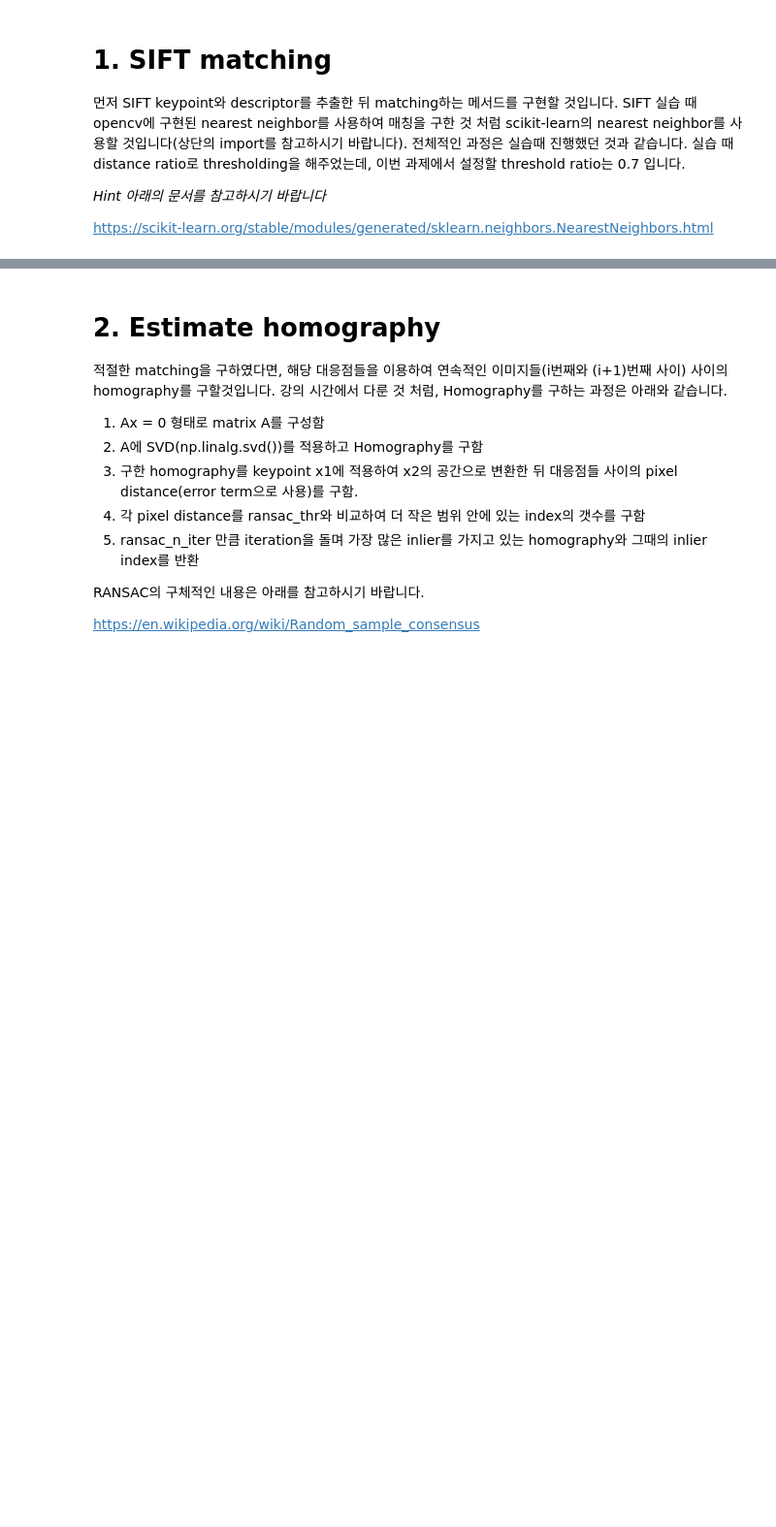
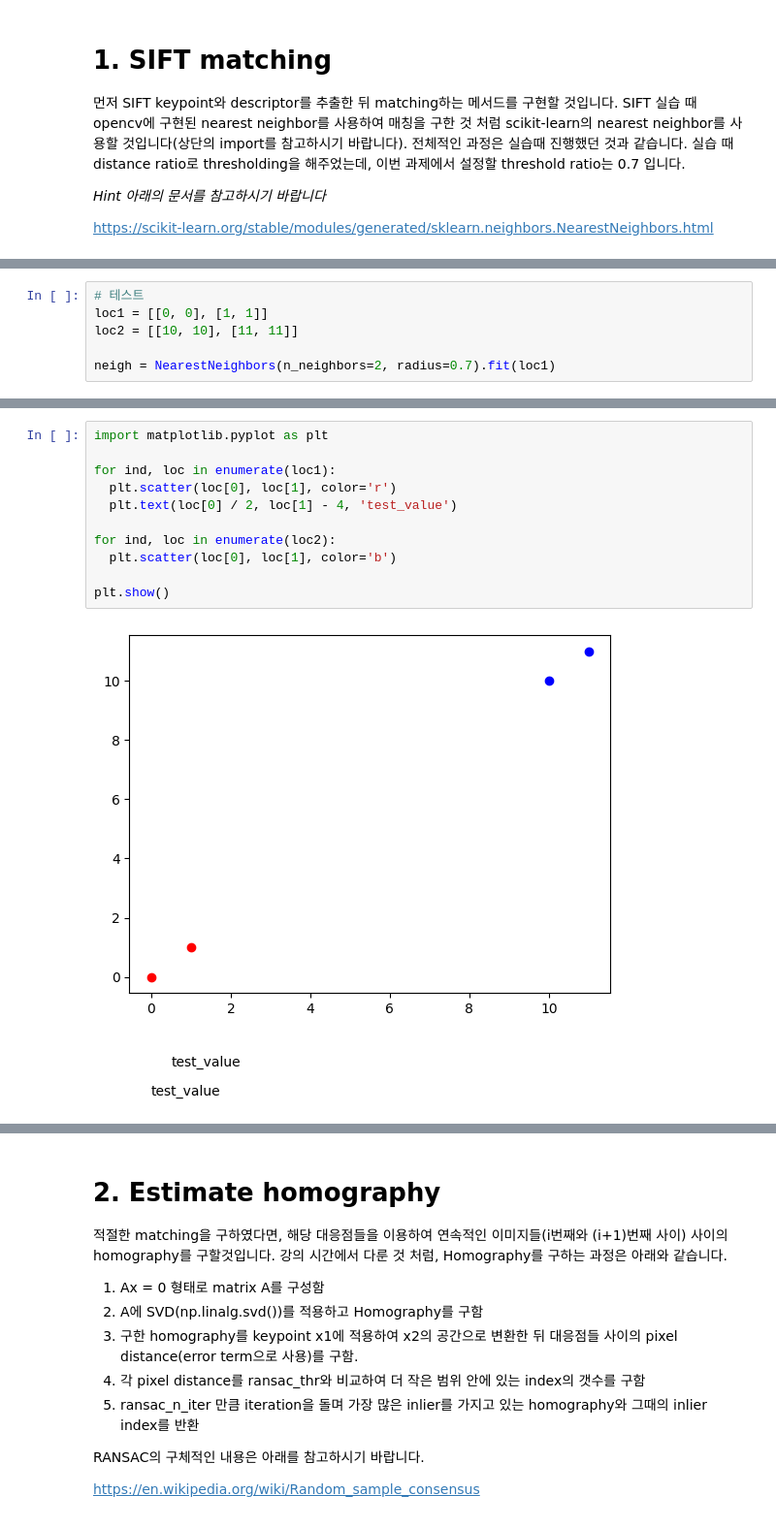
Before and after one commit to reiple/ds2_cv_hw, a Jupyter notebook: DS_CV_HW2.ipynb, the cells around one changed output, grey strips where cells are left out. Shown at 97% size. Saved outputs shown, nothing was run; the diff lists cells and outputs as text; blank space fills up the shorter version.

```diff
--- a/DS_CV_HW2.ipynb
+++ b/DS_CV_HW2.ipynb
@@ -76,0 +81,6 @@ def MatchSIFT(loc1, des1, loc2, des2):
+# %%
+# 테스트
+loc1 = [[0, 0], [1, 1]]
+loc2 = [[10, 10], [11, 11]]
+
+neigh = NearestNeighbors(n_neighbors=2, radius=0.7).fit(loc1)
@@ -76,0 +96,13 @@ def MatchSIFT(loc1, des1, loc2, des2):
+# %%
+import matplotlib.pyplot as plt
+
+for ind, loc in enumerate(loc1):
+  plt.scatter(loc[0], loc[1], color='r')
+  plt.text(loc[0] / 2, loc[1] - 4, 'test_value')
+
+for ind, loc in enumerate(loc2):
+  plt.scatter(loc[0], loc[1], color='b')
+
+plt.show()
+# %% [output]
+[figure, added]
```
Also changed, not shown: parts of 4 cells of this notebook.
